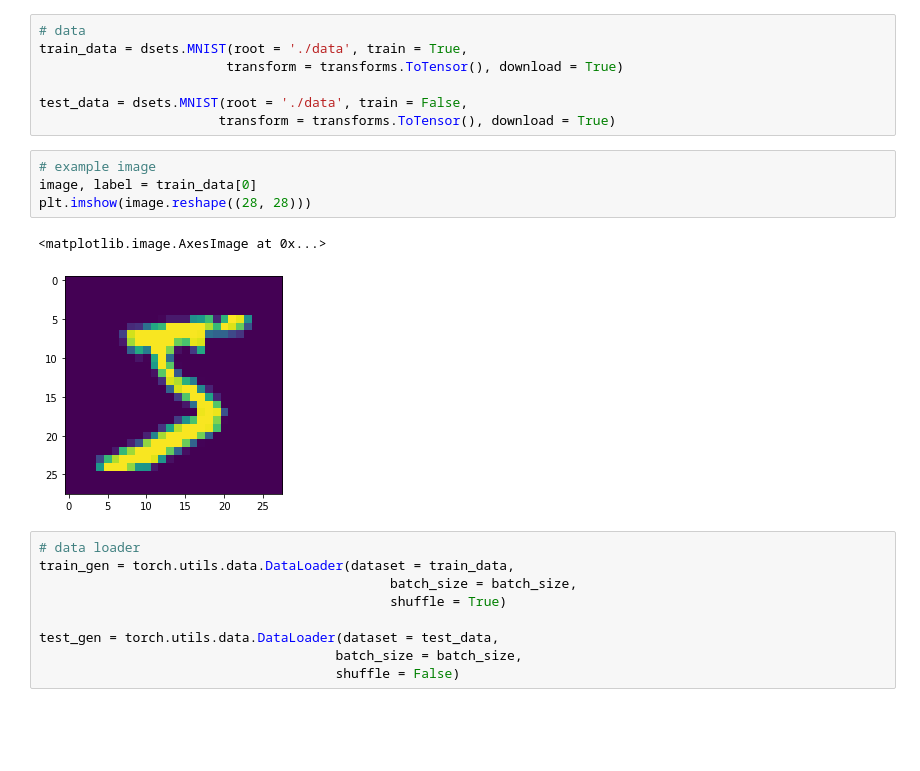
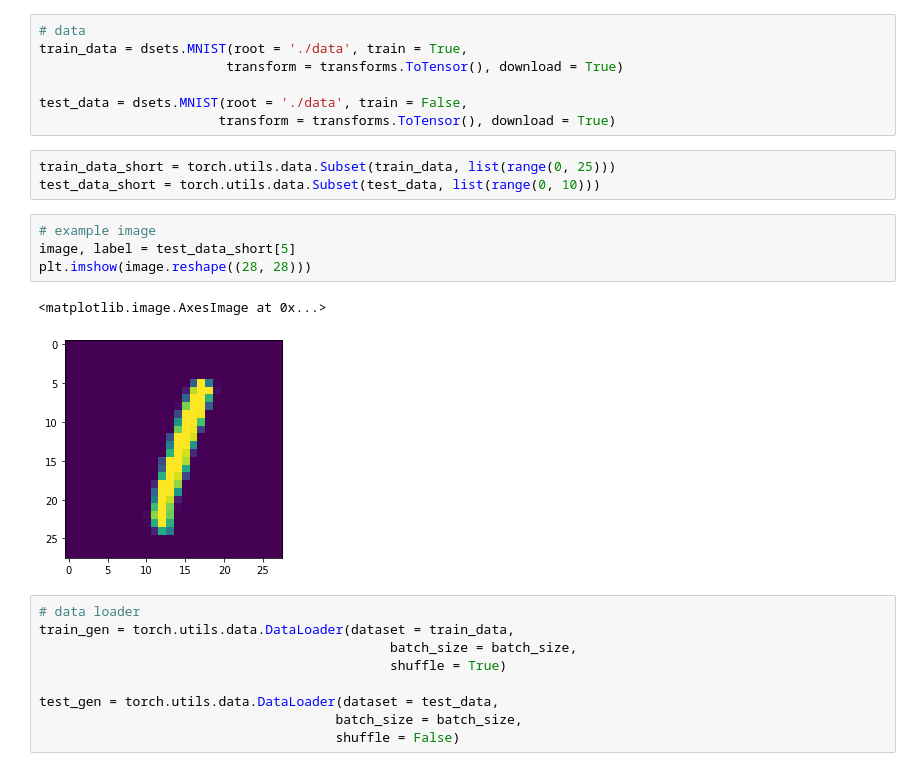
Before and after one commit to JackyLChow/Neural_Network_Classification, a Jupyter notebook: practice/pytorch_prac_jlc.ipynb, the cells around one changed output. Saved outputs shown, nothing was run; the diff lists cells and outputs as text; blank space fills up the shorter version.

```diff
--- a/practice/pytorch_prac_jlc.ipynb
+++ b/practice/pytorch_prac_jlc.ipynb
@@ -23,13 +22,16 @@ train_data = dsets.MNIST(root = './data', train = True,
 
 test_data = dsets.MNIST(root = './data', train = False,
                        transform = transforms.ToTensor(), download = True)
+# %%
+train_data_short = torch.utils.data.Subset(train_data, list(range(0, 25)))
+test_data_short = torch.utils.data.Subset(test_data, list(range(0, 10)))
 # %%
 # example image
-image, label = train_data[0]
+image, label = test_data_short[5]
 plt.imshow(image.reshape((28, 28)))
 # %% [output]
 <matplotlib.image.AxesImage at 0x...>
-[figure, old version]
+[figure, new version]
 # %%
 # data loader
 train_gen = torch.utils.data.DataLoader(dataset = train_data,
```
Also changed, not shown: parts of 11 cells of this notebook, 2 other files.
